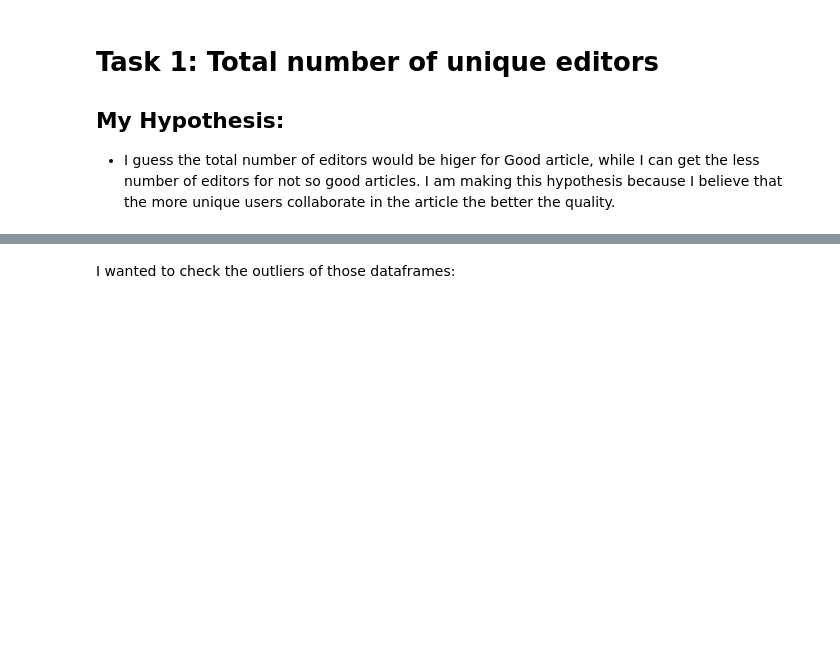
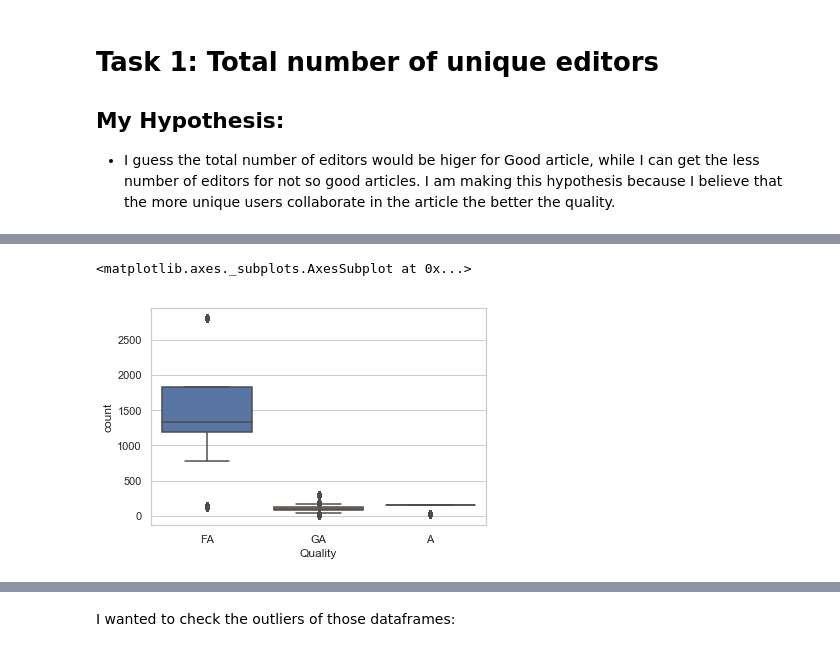
Before and after one commit to abaikara/social_computing_analysis-, a Jupyter notebook: sc.ipynb, the cells around one changed output, grey strips where cells are left out. Drawn from its saved outputs; the diff is of its cells as text; code cells hidden in the pictures; blank space fills up the shorter version.

```diff
--- a/sc.ipynb
+++ b/sc.ipynb
@@ -220,0 +252,5 @@ sb.boxplot( data=task1_bad_sc,  ax=axes[1])
+# %%
+sb.boxplot( y='count', x='Quality', data=task1_good)
+# %% [output]
+<matplotlib.axes._subplots.AxesSubplot at 0x...>
+[figure, added]
```
Also changed, not shown: parts of 23 cells of this notebook.
